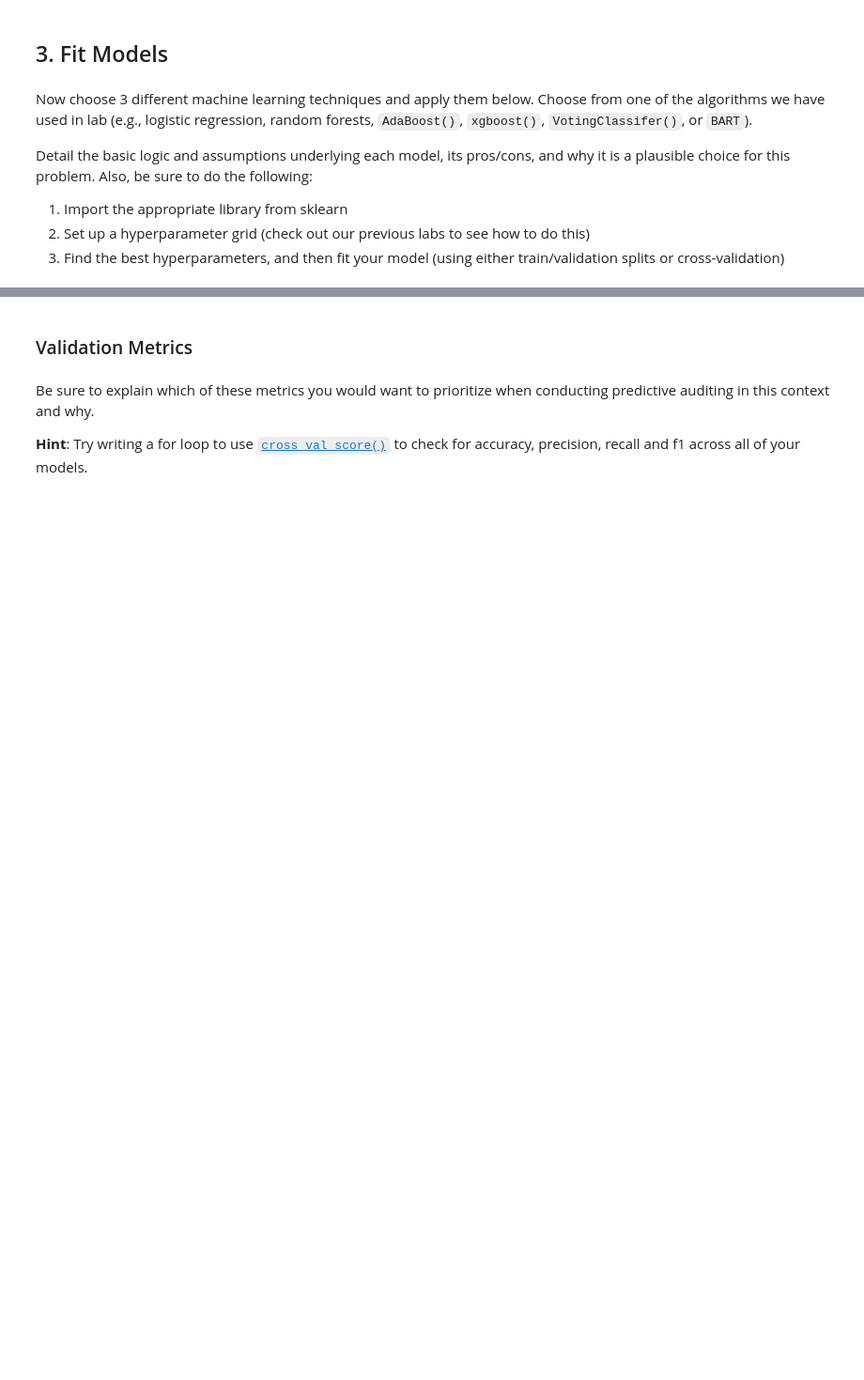
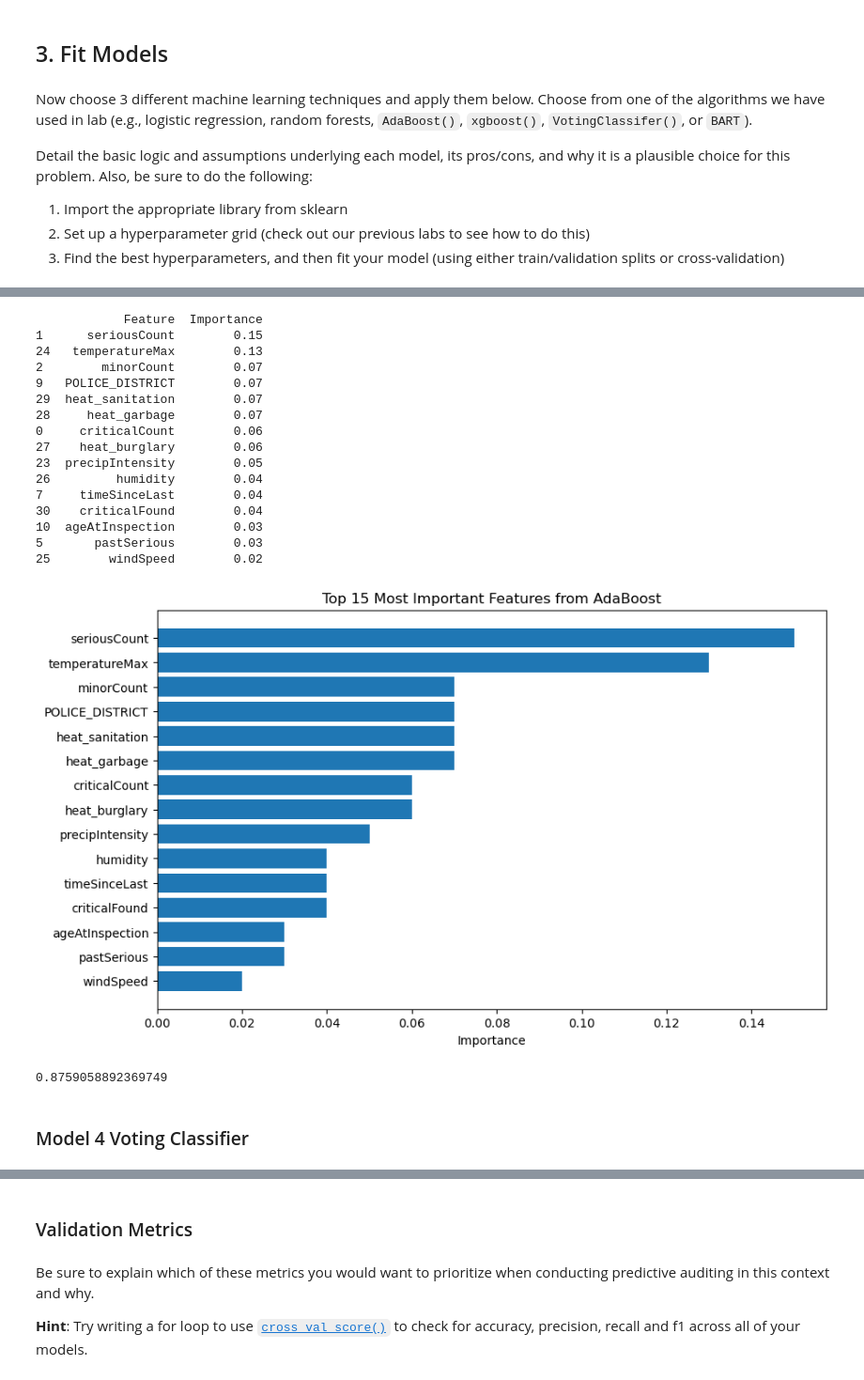
Before and after one commit to taylorgaldi/Computational-Social-Science-Projects, a Jupyter notebook: Project 3/Project 3 Work.ipynb, the cells around one changed output, grey strips where cells are left out. Shown at 94% size. Drawn from its saved outputs; the diff is of its cells as text; code cells hidden in the pictures; blank space fills up the shorter version.

```diff
--- a/Project 3/Project 3 Work.ipynb
+++ b/Project 3/Project 3 Work.ipynb
@@ -339,0 +455,52 @@ importances
+# %%
+# Access the feature importances
+importance = ada_classifier.feature_importances_
+
+# Create a DataFrame to display the feature importances with the feature names
+feature_importance_df = pd.DataFrame({
+    'Feature': X.columns,
+    'Importance': importance
+})
+
+# Sort the DataFrame by the importance in descending order
+feature_importance_df = feature_importance_df.sort_values(by='Importance', ascending=False)
+
+# Select the top 15 features (if there are less than 10, it will return all features)
+top_15_features = feature_importance_df.head(15)
+
+# Print the top 15 feature importances
+print(top_15_features)
+
+# Plot the top 15 most important features
+plt.figure(figsize=(10, 6))
+plt.barh(top_15_features['Feature'], top_15_features['Importance'])
+plt.xlabel('Importance')
+plt.title('Top 15 Most Important Features from AdaBoost')
+plt.gca().invert_yaxis()  # To display the most important features at the top
+plt.show()
+# %% [output]
+            Feature  Importance
+1      seriousCount        0.15
+24   temperatureMax        0.13
+2        minorCount        0.07
+9   POLICE_DISTRICT        0.07
+29  heat_sanitation        0.07
+28     heat_garbage        0.07
+0     criticalCount        0.06
+27    heat_burglary        0.06
+23  precipIntensity        0.05
+26         humidity        0.04
+7     timeSinceLast        0.04
+30    criticalFound        0.04
+10  ageAtInspection        0.03
+5       pastSerious        0.03
+25        windSpeed        0.02
+[figure, added]
+# %%
+# calculate mean score across models
+# ----------
+scores.mean()
+# %% [output]
+0.8759058892369749
+# %% [markdown]
+### Model 4 Voting Classifier
```
Also changed, not shown: parts of 37 cells of this notebook.
